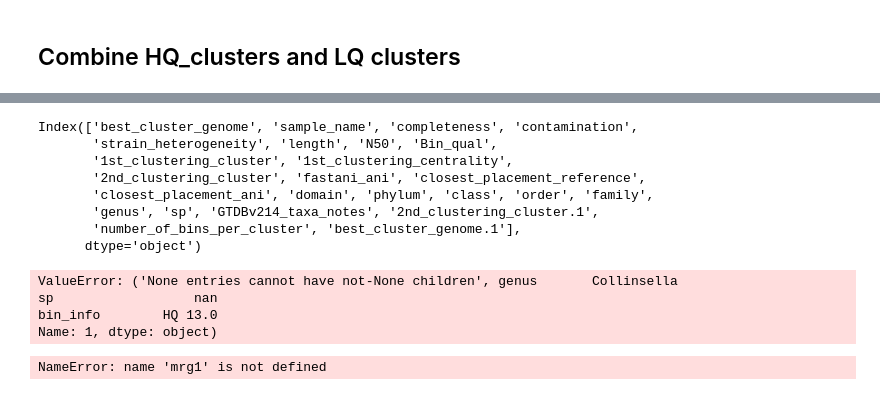
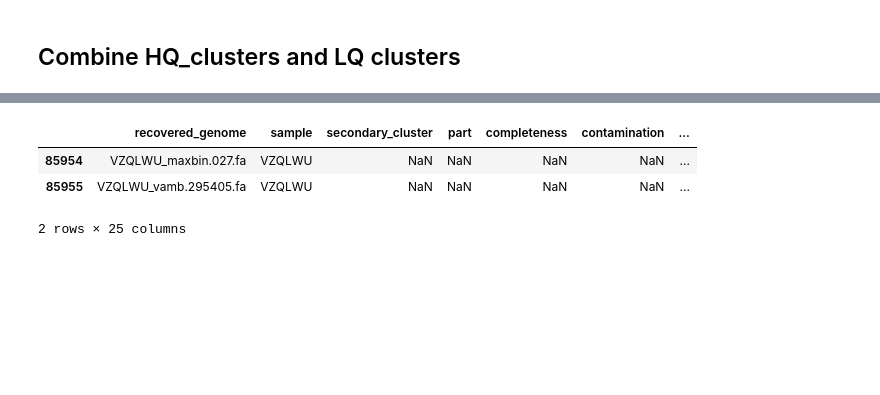
Before and after one commit to Chartiza/2023_LQ_clustering_add, a Jupyter notebook: MRG_all.ipynb, the cells around one changed output, grey strips where cells are left out. Cells and saved outputs as stored; diff of their text form; code cells hidden in the pictures; blank space fills up the shorter version.

```diff
--- a/MRG_all.ipynb
+++ b/MRG_all.ipynb
@@ -476,11 +228,0 @@ fig.show()
-# %%
-mrg2.columns
-# %% [output]
-Index(['best_cluster_genome', 'sample_name', 'completeness', 'contamination',
-       'strain_heterogeneity', 'length', 'N50', 'Bin_qual',
-       '1st_clustering_cluster', '1st_clustering_centrality',
-       '2nd_clustering_cluster', 'fastani_ani', 'closest_placement_reference',
-       'closest_placement_ani', 'domain', 'phylum', 'class', 'order', 'family',
-       'genus', 'sp', 'GTDBv214_taxa_notes', '2nd_clustering_cluster.1',
-       'number_of_bins_per_cluster', 'best_cluster_genome.1'],
-      dtype='object')
@@ -489,39 +229,9 @@ df = bst[bst['genus'] == 'Collinsella']
-# %%
-df = bst[bst['genus'] == 'Collinsella']
-df = df[df['number_of_bins_per_cluster'] > 12]
-df['number_of_bins_per_cluster_str'] = df['number_of_bins_per_cluster'].astype(str)
-df['bin_info'] = df['Bin_qual'] + ' ' + df['number_of_bins_per_cluster_str']
-
-
-fig = px.sunburst(
-    df,
-    path=['genus', 'sp','bin_info'],
-    values='number_of_bins_per_cluster',
-    title="Final CLUSTRS best genome, \n GTDB, release214",
-    width=750,
-    height=750
-)
-
-fig.write_html("taxa_results/Final_CLUSTRS_best_Collinsella.html")
-fig.show()
-# %% [output]
-ValueError: ('None entries cannot have not-None children', genus       Collinsella
-sp                  nan
-bin_info        HQ 13.0
-Name: 1, dtype: object)
-# %%
-mrg3 = mrg1[mrg1['bin_in_cluster'] > 18]
-
-fig = px.sunburst(
-    mrg3,
-    path=['class', 'order', 'family', 'genus', 'sp'],
-    values='bin_in_cluster',
-    title="Final CLUSTRS best genome, \n GTDB, release214",
-    width=750,
-    height=750
-)
-
-fig.write_html("taxa_results/Final_CLUSTRS_best_prev1.html")
-fig.show()
-# %% [output]
-NameError: name 'mrg1' is not defined
+# %%
+all_clust = pd.concat([hq_clust, lq_clust], ignore_index=True)
+# %%
+all_clust.tail(2)
+# %% [output]
+|  | recovered_genome | sample | secondary_cluster | part | completeness | contamination | ... |
+| 85954 | VZQLWU_maxbin.027.fa | VZQLWU | NaN | NaN | NaN | NaN | ... |
+| 85955 | VZQLWU_vamb.295405.fa | VZQLWU | NaN | NaN | NaN | NaN | ... |
+2 rows × 25 columns
```
Also changed, not shown: parts of 26 cells of this notebook.
